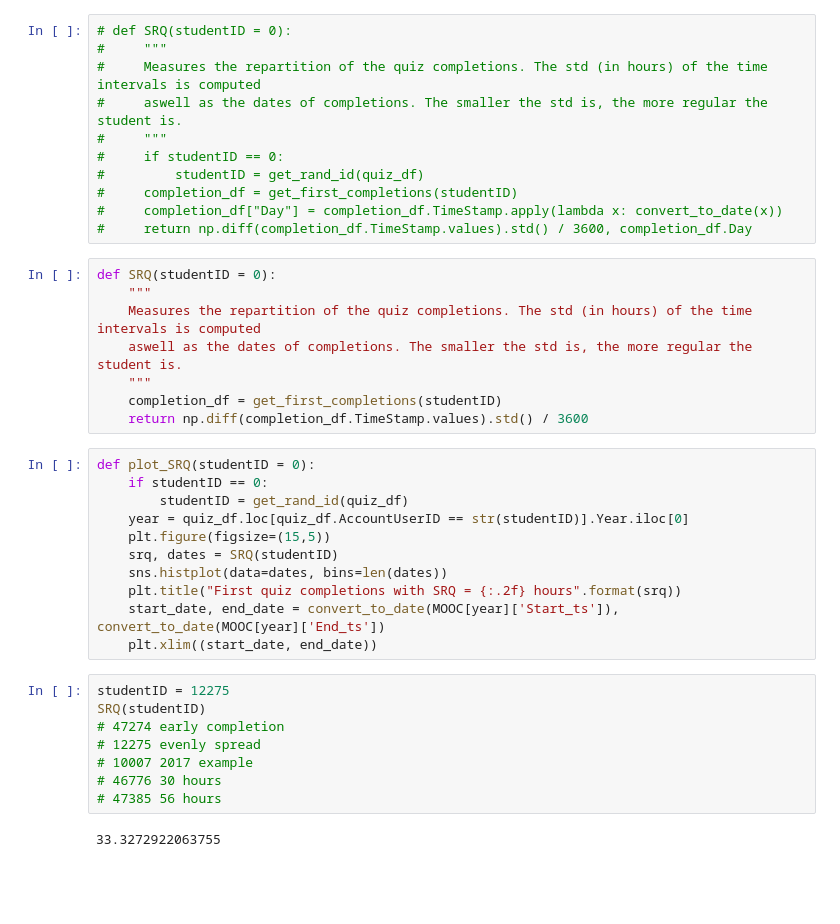
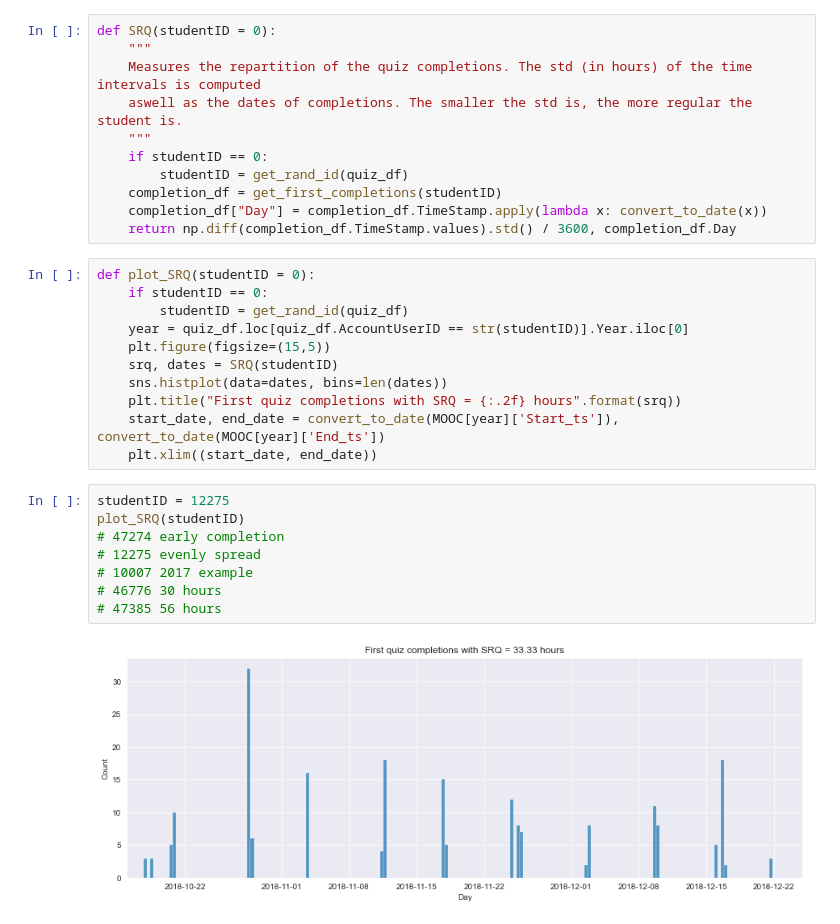
Before and after one commit to epfl-ml4ed/flipped-classroom, a Jupyter notebook: notebooks/Regularity.ipynb, the cells around one changed output. Saved outputs shown, nothing was run; the diff lists cells and outputs as text; blank space fills up the shorter version.

```diff
--- a/notebooks/Regularity.ipynb
+++ b/notebooks/Regularity.ipynb
@@ -714,24 +714,16 @@ pd.DataFrame(time_intervals).describe()
 # %% [markdown]
 ##### SRQ
 # %%
-# def SRQ(studentID = 0):
-#     """
-#     Measures the repartition of the quiz completions. The std (in hours) of the time intervals is computed
-#     aswell as the dates of completions. The smaller the std is, the more regular the student is.
-#     """
-#     if studentID == 0:
-#         studentID = get_rand_id(quiz_df)
-#     completion_df = get_first_completions(studentID)
-#     completion_df["Day"] = completion_df.TimeStamp.apply(lambda x: convert_to_date(x))
-#     return np.diff(completion_df.TimeStamp.values).std() / 3600, completion_df.Day
+def SRQ(studentID = 0):
+    """
+    Measures the repartition of the quiz completions. The std (in hours) of the time intervals is computed
+    aswell as the dates of completions. The smaller the std is, the more regular the student is.
+    """
+    if studentID == 0:
+        studentID = get_rand_id(quiz_df)
+    completion_df = get_first_completions(studentID)
+    completion_df["Day"] = completion_df.TimeStamp.apply(lambda x: convert_to_date(x))
+    return np.diff(completion_df.TimeStamp.values).std() / 3600, completion_df.Day
-# %%
-def SRQ(studentID = 0):
-    """
-    Measures the repartition of the quiz completions. The std (in hours) of the time intervals is computed
-    aswell as the dates of completions. The smaller the std is, the more regular the student is.
-    """
-    completion_df = get_first_completions(studentID)
-    return np.diff(completion_df.TimeStamp.values).std() / 3600
 # %%
 def plot_SRQ(studentID = 0):
     if studentID == 0:
@@ -745,11 +737,11 @@ def plot_SRQ(studentID = 0):
     plt.xlim((start_date, end_date))
 # %%
 studentID = 12275
-SRQ(studentID)
+plot_SRQ(studentID)
 # 47274 early completion
 # 12275 evenly spread
 # 10007 2017 example
 # 46776 30 hours
 # 47385 56 hours
 # %% [output]
-33.3272922063755
+[figure, added]
```
Also changed, not shown: parts of 2 cells of this notebook, 2 other files.
